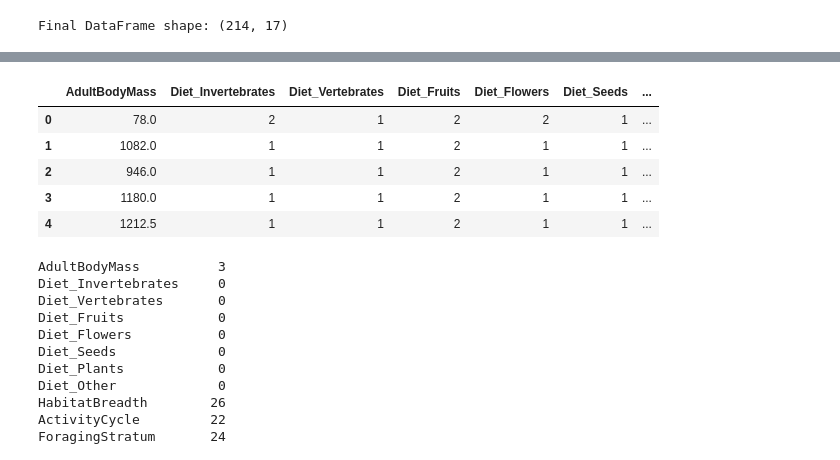
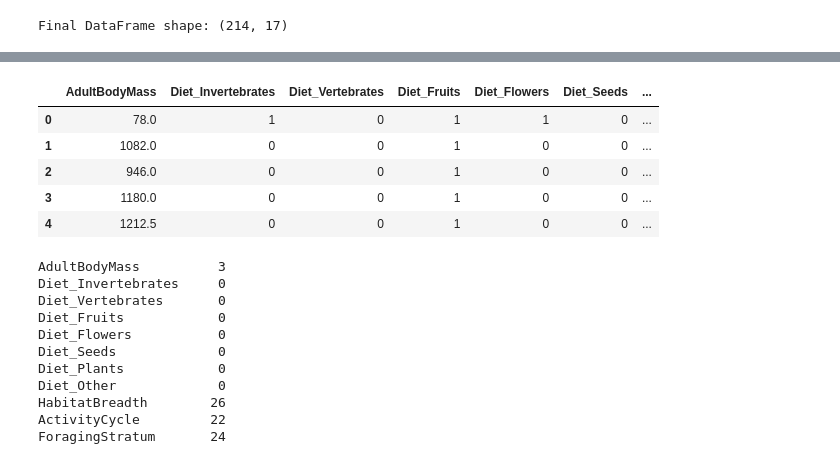
Before and after one commit to haylee360/EDS232-labs, a Jupyter notebook: Week6/lab6-mammal-traits.ipynb, the cells around one changed output, grey strips where cells are left out. Drawn from its saved outputs; the diff is of its cells as text; code cells hidden in the pictures.

```diff
--- a/Week6/lab6-mammal-traits.ipynb
+++ b/Week6/lab6-mammal-traits.ipynb
@@ -27,7 +27,17 @@ Similar to last week, we will need to take some steps to get the data in a usabl
     `Diet_Fruits`, `Diet_Flowers`, `Diet_Seeds`, `Diet_Plants`, `Diet_Other`. Then drop columns that are not relevant functional traits or climate type variables.   Next, drop any remaining  variables that have greater than 40% of the observations missing. Print the final dataframe shape.
 # %%
 # Read in mammals data
-data = pd.read_csv("MamTraitData.csv", encoding="ISO-8859-1").rename(columns={
+# data = pd.read_csv("MamTraitData.csv", encoding="ISO-8859-1", na_values=-999).rename(columns={
+#     'Diet: invertebrates': 'Diet_Invertebrates',
+#     'Diet: vertebrates': 'Diet_Vertebrates',
+#     'Diet: fruits': 'Diet_Fruits',
+#     'Diet: flower/nectar/pollen/gums': 'Diet_Flowers',
+#     'Diet: seeds': 'Diet_Seeds',
+#     'Diet: other plant materials': 'Diet_Plants',
+#     'Diet: scavenge; garbage; carrion; carcasses': 'Diet_Other'
+# })
+
+data = pd.read_csv("/courses/EDS232/Data/MamTraitData.csv", encoding="ISO-8859-1", na_values=-999).rename(columns={
     'Diet: invertebrates': 'Diet_Invertebrates',
     'Diet: vertebrates': 'Diet_Vertebrates',
     'Diet: fruits': 'Diet_Fruits',
@@ -95,22 +80,25 @@ dtype: object
 # %%
 # Find categorical columns
 cat_cols = data.select_dtypes(include=["object"]).columns.tolist()
+
+# Impute for categorical variables
+data[cat_cols] = data[cat_cols].fillna(data[cat_cols].mode().iloc[0])
 
 # Loop through cat columns and encode numerically
 for col in cat_cols:
     label_encoder = LabelEncoder()
     data[col] = label_encoder.fit_transform(data[col])
     # fill NAs with mode
-    data[col] = data[col].fillna(data[col].mode().iloc[0])
+    # data[col] = data[col].fillna(data[col].mode().iloc[0])
 
 data.head()
 # %% [output]
 |  | AdultBodyMass | Diet_Invertebrates | Diet_Vertebrates | Diet_Fruits | Diet_Flowers | Diet_Seeds | ... |
-| 0 | 78.0 | 2 | 1 | 2 | 2 | 1 | ... |
-| 1 | 1082.0 | 1 | 1 | 2 | 1 | 1 | ... |
-| 2 | 946.0 | 1 | 1 | 2 | 1 | 1 | ... |
-| 3 | 1180.0 | 1 | 1 | 2 | 1 | 1 | ... |
-| 4 | 1212.5 | 1 | 1 | 2 | 1 | 1 | ... |
+| 0 | 78.0 | 1 | 0 | 1 | 1 | 0 | ... |
+| 1 | 1082.0 | 0 | 0 | 1 | 0 | 0 | ... |
+| 2 | 946.0 | 0 | 0 | 1 | 0 | 0 | ... |
+| 3 | 1180.0 | 0 | 0 | 1 | 0 | 0 | ... |
+| 4 | 1212.5 | 0 | 0 | 1 | 0 | 0 | ... |
 # %%
 data.isna().sum()
 # %% [output]
```
Also changed, not shown: parts of 11 cells of this notebook, 1 other file.
